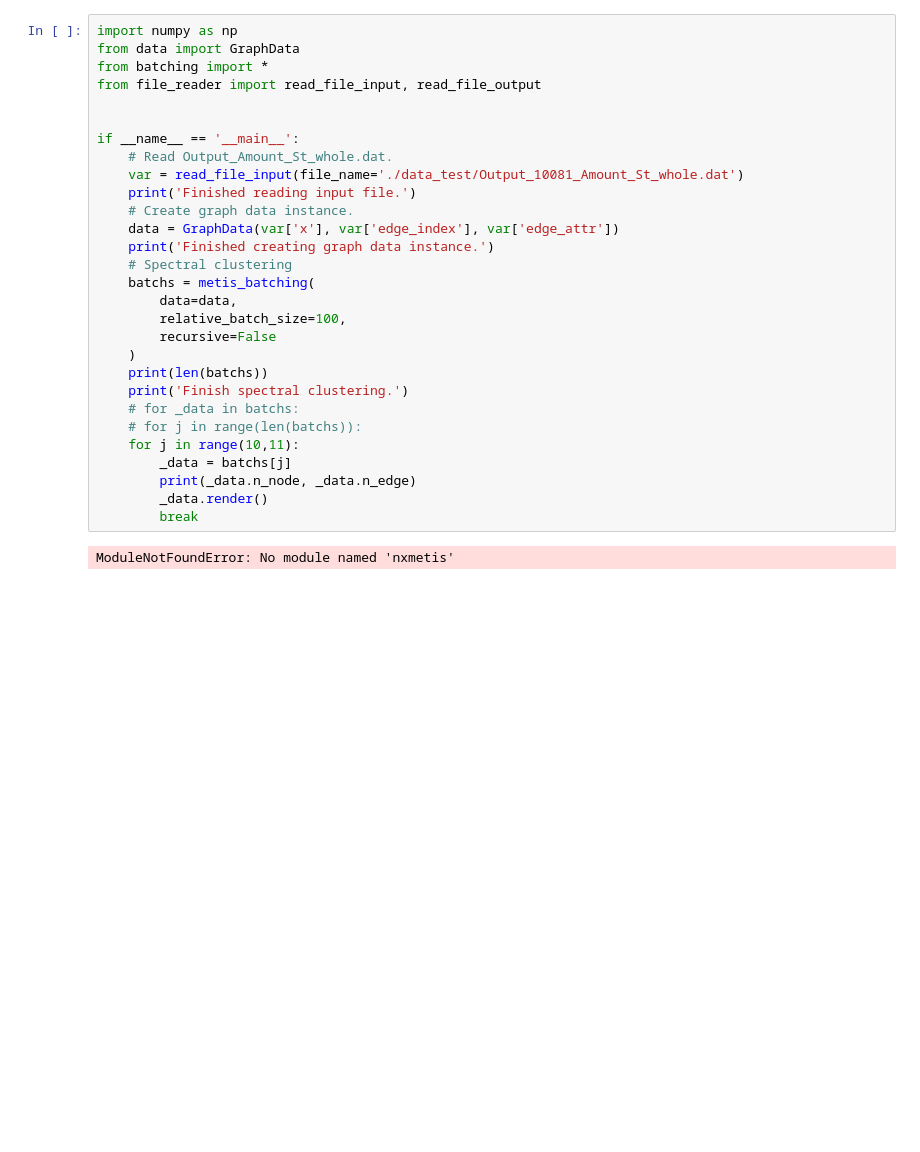
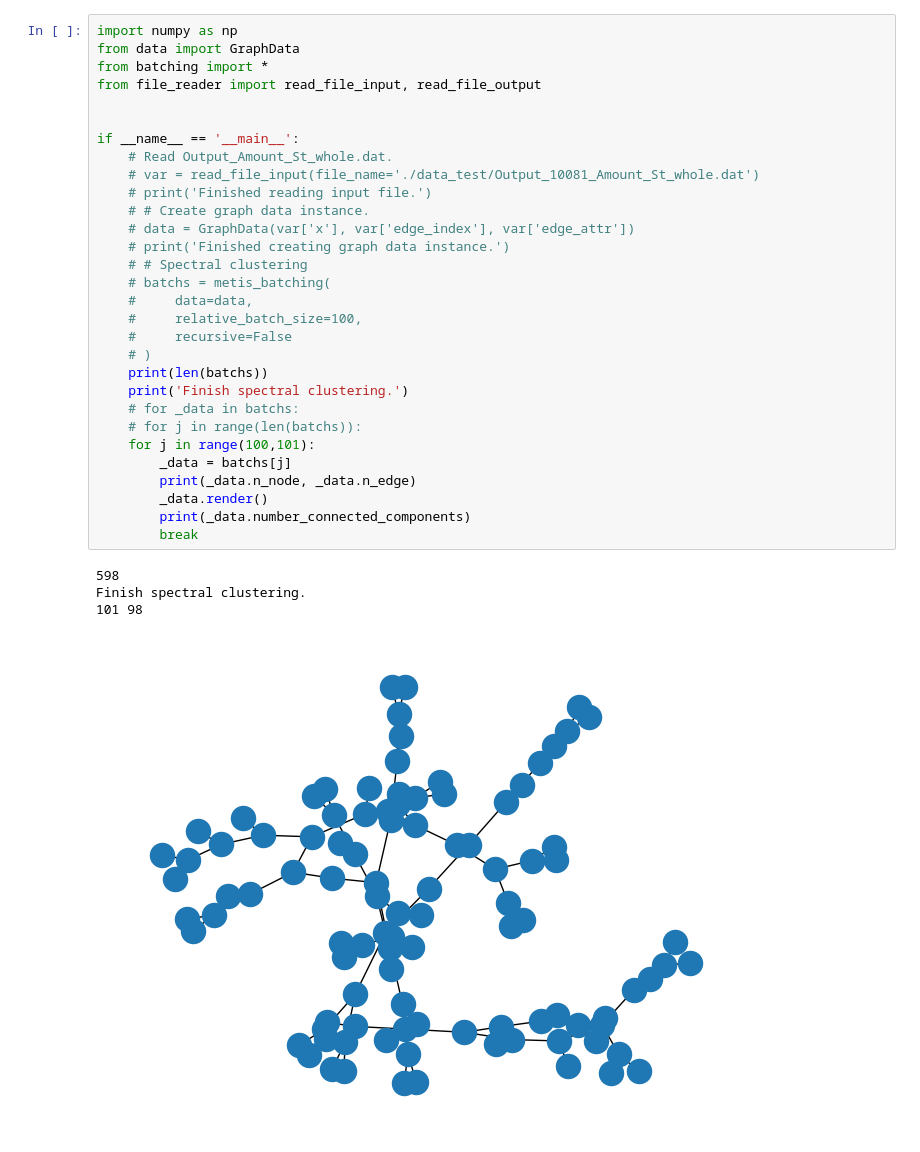
Before and after one commit to tamtran22/graph_batching, a Jupyter notebook: preprocessing/test.ipynb, the cells around one changed output. Saved outputs shown, nothing was run; the diff lists cells and outputs as text; blank space fills up the shorter version.

Commit message:
nxmetis successed

```diff
--- a/preprocessing/test.ipynb
+++ b/preprocessing/test.ipynb
@@ -1,31 +1,35 @@
 # %%
 import numpy as np
 from data import GraphData
 from batching import *
 from file_reader import read_file_input, read_file_output
 
 
 if __name__ == '__main__':
     # Read Output_Amount_St_whole.dat.
-    var = read_file_input(file_name='./data_test/Output_10081_Amount_St_whole.dat')
-    print('Finished reading input file.')
-    # Create graph data instance.
-    data = GraphData(var['x'], var['edge_index'], var['edge_attr'])
-    print('Finished creating graph data instance.')
-    # Spectral clustering
-    batchs = metis_batching(
-        data=data,
-        relative_batch_size=100,
-        recursive=False
-    )
+    # var = read_file_input(file_name='./data_test/Output_10081_Amount_St_whole.dat')
+    # print('Finished reading input file.')
+    # # Create graph data instance.
+    # data = GraphData(var['x'], var['edge_index'], var['edge_attr'])
+    # print('Finished creating graph data instance.')
+    # # Spectral clustering
+    # batchs = metis_batching(
+    #     data=data,
+    #     relative_batch_size=100,
+    #     recursive=False
+    # )
     print(len(batchs))
     print('Finish spectral clustering.')
     # for _data in batchs:
     # for j in range(len(batchs)):
-    for j in range(10,11):
+    for j in range(100,101):
         _data = batchs[j]
         print(_data.n_node, _data.n_edge)
         _data.render()
+        print(_data.number_connected_components)
         break
 # %% [output]
-ModuleNotFoundError: No module named 'nxmetis'
+598
+Finish spectral clustering.
+101 98
+[figure, added]
```
Also changed, not shown: 2 other files.
